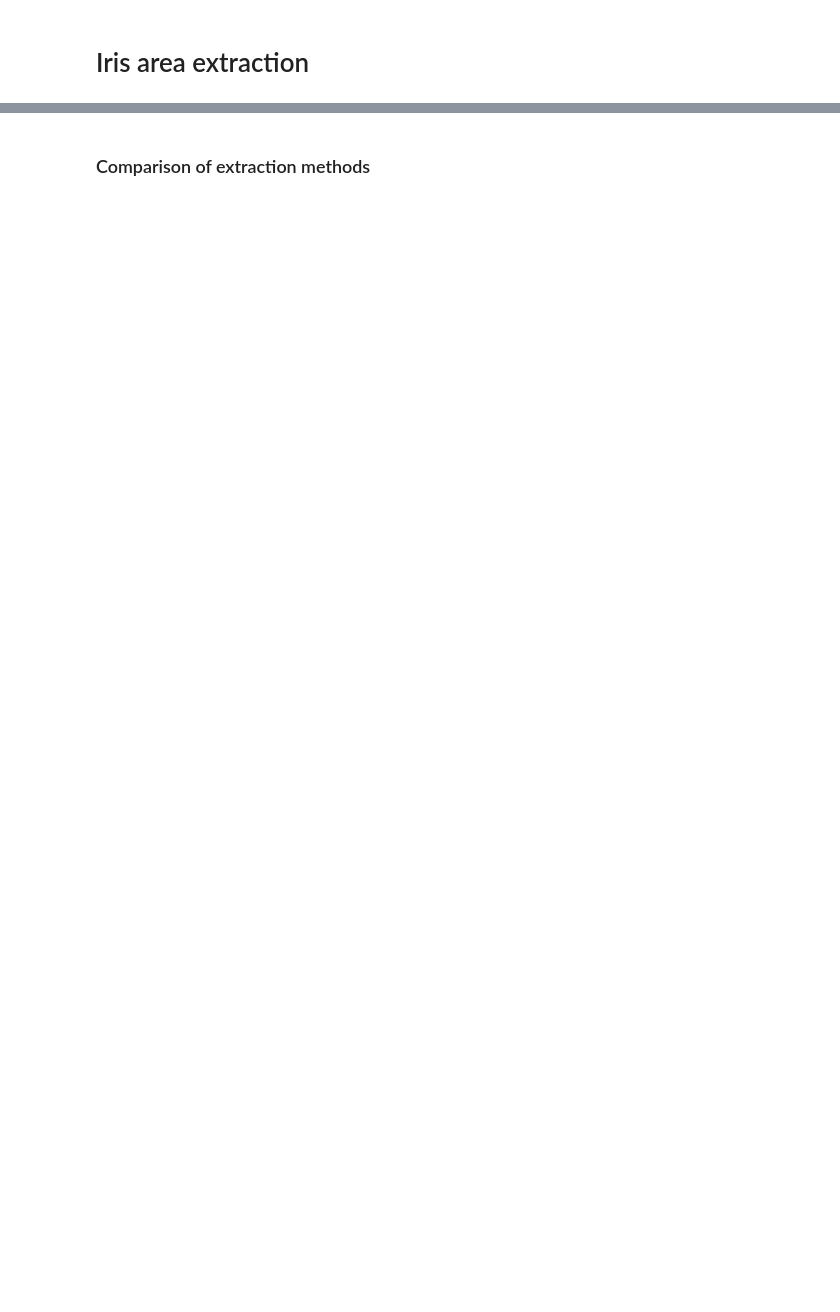
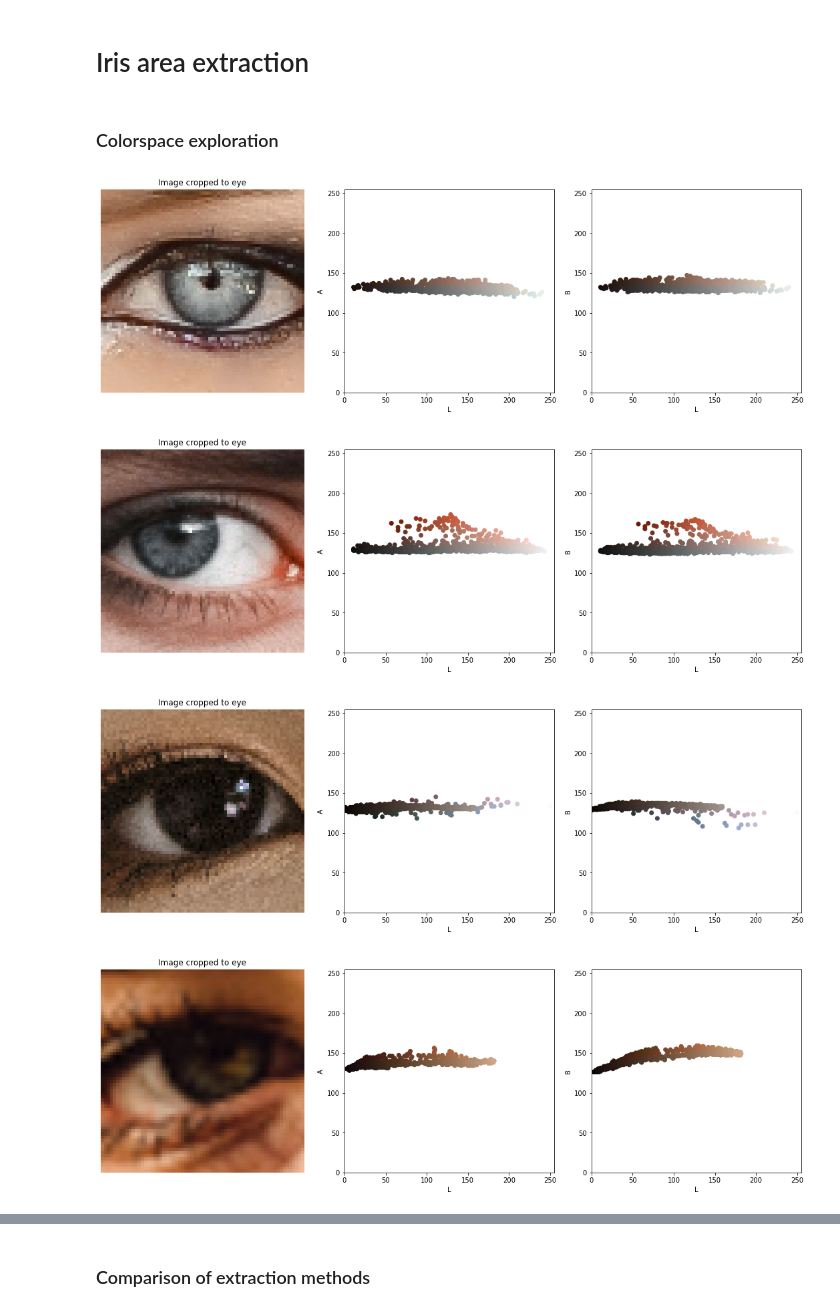
Before and after one commit to spietras/makeup-recommendation, a Jupyter notebook: jupyter/notebooks/eyes.ipynb, the cells around one changed output, grey strips where cells are left out. Drawn from its saved outputs; the diff is of its cells as text; code cells hidden in the pictures; blank space fills up the shorter version.

```diff
--- a/jupyter/notebooks/eyes.ipynb
+++ b/jupyter/notebooks/eyes.ipynb
@@ -17,7 +18,7 @@ parser = FaceParser()
 # %%
 mtcnn = MTCNN()
 # %%
-face_extractor = face_extraction.SimpleFaceExtractor(512, interpolation=cv2.INTER_CUBIC)
+face_extractor = face_extraction.SimpleFaceExtractor(512, interpolation=cv2.INTER_CUBIC, bb_scale=1.0)
 bb_finder = bounding.MTCNNBoundingBoxFinder(mtcnn)
 # %%
 def crop_to_eye(img, parser):
@@ -31,20 +32,38 @@ def crop_to_eye(img, parser):
     eye_mask_cropped = operations.Erode(round(0.1 * eye_rect.height()))(eye_mask_cropped)
     return img_cropped, eye_mask_cropped != 0
 # %%
-def show_iris(eye, mask, extractor):
-    iris_mask = extractor.extract(eye, mask)
-    fig, axs = plt.subplots(1, 4, figsize=(10, 4))
+def show_colorspace(eye, mask):
+    eye_pixels = eye[mask]
+    eye_pixels_lab = conversion.RgbToLab(eye)[mask]
+    fig, axs = plt.subplots(1, 3, figsize=(15, 5))
     axs[0].imshow(eye)
     axs[0].title.set_text("Image cropped to eye")
     axs[0].set_axis_off()
-    axs[1].imshow(np.where(mask[...,None], eye, 0))
-    axs[1].title.set_text("Search area")
-    axs[1].set_axis_off()
-    axs[2].imshow(iris_mask, cmap="gray")
-    axs[2].title.set_text("Iris mask")
-    axs[2].set_axis_off()
-    axs[3].imshow(np.where(iris_mask[...,None], eye, 0))
-    axs[3].title.set_text("Mask applied to image")
-    axs[3].set_axis_off()
+    axs[1].scatter(eye_pixels_lab[..., 0], eye_pixels_lab[..., 1], facecolors=eye_pixels.reshape(-1,3)/255.)
+    axs[1].set_xlabel('L')
+    axs[1].set_ylabel('A')
+    axs[1].set_xlim([0,255])
+    axs[1].set_ylim([0,255])
+    axs[2].scatter(eye_pixels_lab[..., 0], eye_pixels_lab[..., 2], facecolors=eye_pixels.reshape(-1,3)/255.)
+    axs[2].set_xlabel('L')
+    axs[2].set_ylabel('B')
+    axs[2].set_xlim([0,255])
+    axs[2].set_ylim([0,255])
     plt.tight_layout()
     plt.show()
+# %% [markdown]
+### Colorspace exploration
+# %%
+image_paths = ["faces/" + f for f in os.listdir("faces")]
+# %%
+for path in image_paths:
+    image = conversion.BgrToRgb(cv2.imread(path))
+    bb = bb_finder.find(image)
+    image = face_extractor.extract(image, bb)
+    eye, mask = crop_to_eye(image, parser)
+    show_colorspace(eye, mask)
+# %% [output]
+[figure, added]
+[figure, added]
+[figure, added]
+[figure, added]
```
Also changed, not shown: parts of 8 cells of this notebook.
